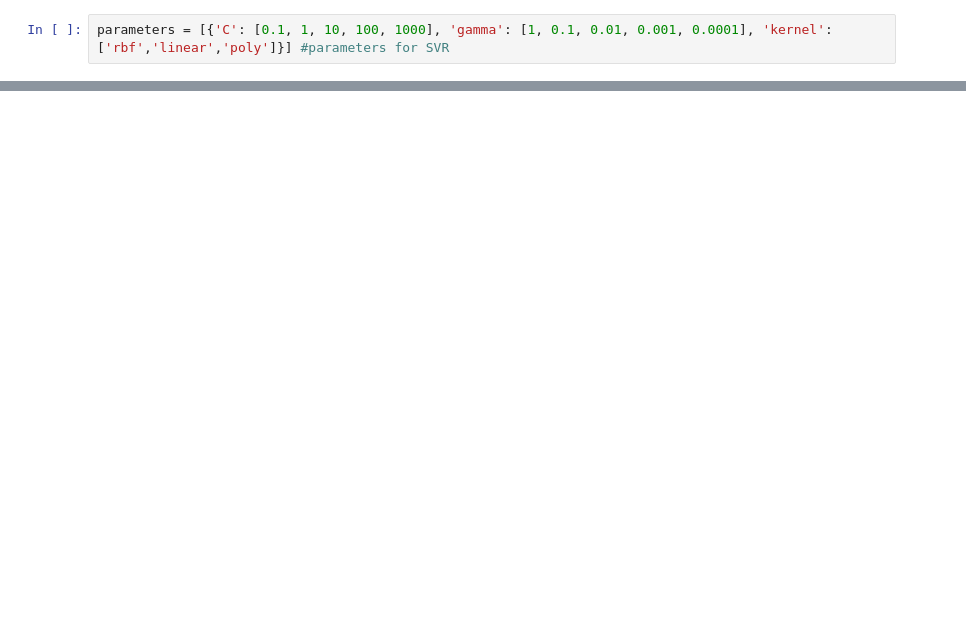
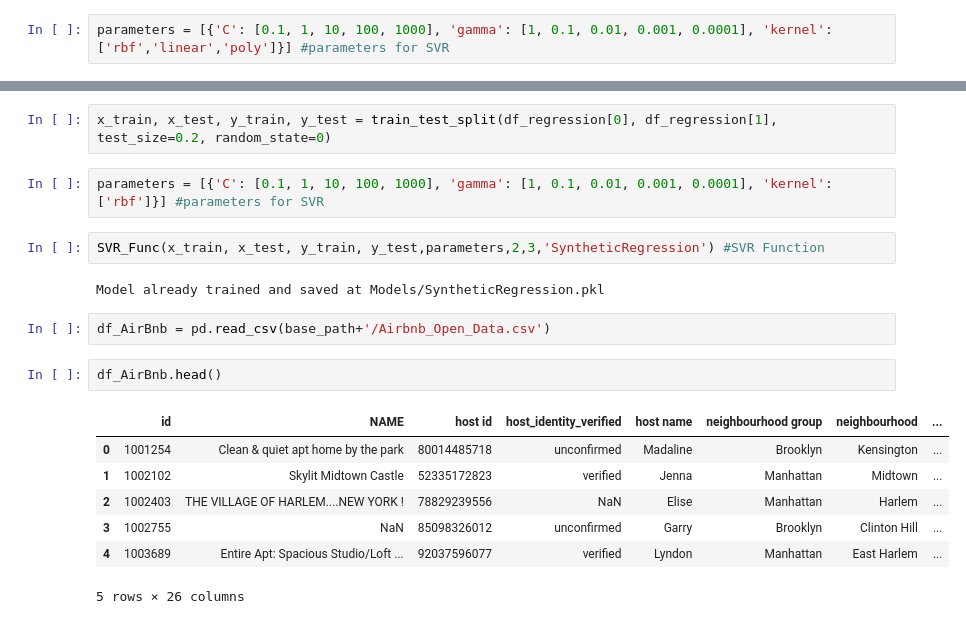
Before and after one commit to MrArthor/Big_Data_Analysis_Learning, a Jupyter notebook: Practical_Machine_Learning/Lab_Work/Assignment_5/Assignment_5.ipynb, the cells around one changed output, grey strips where cells are left out. Saved outputs shown, nothing was run; the diff lists cells and outputs as text; blank space fills up the shorter version.

```diff
--- a/Practical_Machine_Learning/Lab_Work/Assignment_5/Assignment_5.ipynb
+++ b/Practical_Machine_Learning/Lab_Work/Assignment_5/Assignment_5.ipynb
@@ -527,0 +458,20 @@ SVR_Func(x_train, x_test, y_train, y_test,parameters,2,3) #SVR Function
+# %%
+x_train, x_test, y_train, y_test = train_test_split(df_regression[0], df_regression[1], test_size=0.2, random_state=0)
+# %%
+parameters = [{'C': [0.1, 1, 10, 100, 1000], 'gamma': [1, 0.1, 0.01, 0.001, 0.0001], 'kernel': ['rbf']}] #parameters for SVR
+# %%
+SVR_Func(x_train, x_test, y_train, y_test,parameters,2,3,'SyntheticRegression') #SVR Function
+# %% [output]
+Model already trained and saved at Models/SyntheticRegression.pkl
+# %%
+df_AirBnb = pd.read_csv(base_path+'/Airbnb_Open_Data.csv')
+# %%
+df_AirBnb.head()
+# %% [output]
+|  | id | NAME | host id | host_identity_verified | host name | neighbourhood group | neighbourhood | ... |
+| 0 | 1001254 | Clean & quiet apt home by the park | 80014485718 | unconfirmed | Madaline | Brooklyn | Kensington | ... |
+| 1 | 1002102 | Skylit Midtown Castle | 52335172823 | verified | Jenna | Manhattan | Midtown | ... |
+| 2 | 1002403 | THE VILLAGE OF HARLEM....NEW YORK ! | 78829239556 | NaN | Elise | Manhattan | Harlem | ... |
+| 3 | 1002755 | NaN | 85098326012 | unconfirmed | Garry | Brooklyn | Clinton Hill | ... |
+| 4 | 1003689 | Entire Apt: Spacious Studio/Loft ... | 92037596077 | verified | Lyndon | Manhattan | East Harlem | ... |
+5 rows × 26 columns
```
Also changed, not shown: parts of 48 cells of this notebook, 3 other files.
